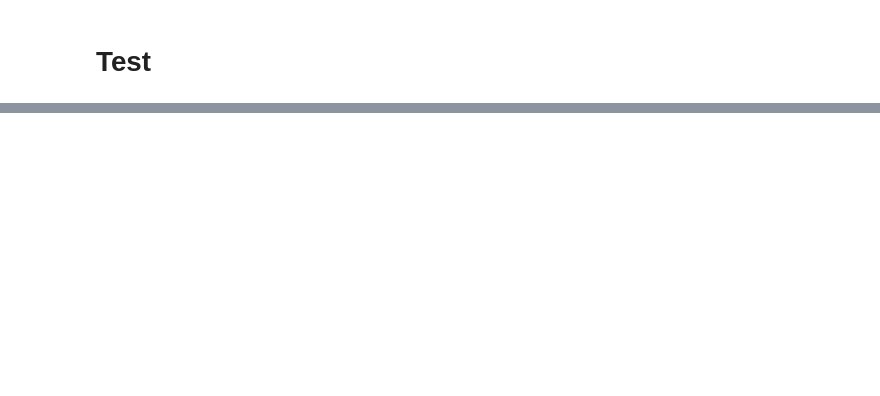
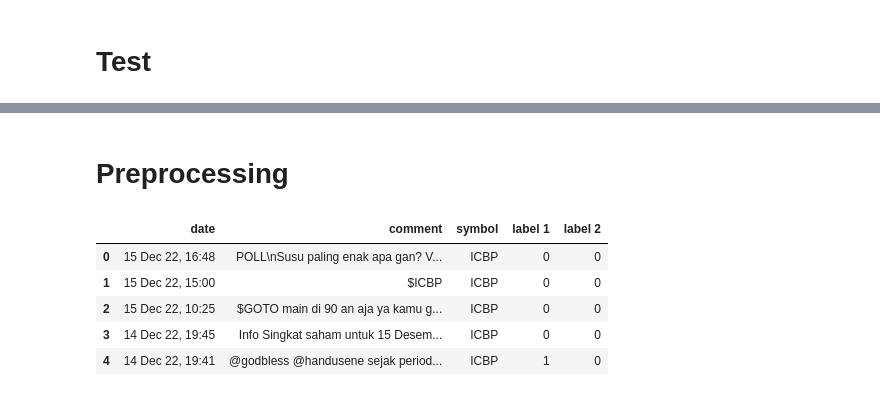
Before and after one commit to H8-Assignments-Bay/p2---final-project-ftds-016-rmt-group-001, a Jupyter notebook: scraping-2/playground/scraping-2.ipynb, the cells around one changed output, grey strips where cells are left out. Saved outputs shown, nothing was run; the diff lists cells and outputs as text; code cells hidden in the pictures; blank space fills up the shorter version.

```diff
--- a/scraping-2/playground/scraping-2.ipynb
+++ b/scraping-2/playground/scraping-2.ipynb
@@ -507,3 +440,16 @@ df_b['label 1'] = df_b['label 1'].astype(int)
 df_b['label 2'] = df_b['label 2'].astype(int)
 # %%
 df_b.to_csv("ICBP_MLBI_labeled.csv", index=False)
+# %% [markdown]
+# Preprocessing
+# %%
+import pandas as pd
+df_c = pd.read_csv("ICBP_MLBI_labeled.csv")
+df_c.head()
+# %% [output]
+|  | date | comment | symbol | label 1 | label 2 |
+| 0 | 15 Dec 22, 16:48 | POLL\nSusu paling enak apa gan? V... | ICBP | 0 | 0 |
+| 1 | 15 Dec 22, 15:00 | $ICBP | ICBP | 0 | 0 |
+| 2 | 15 Dec 22, 10:25 | $GOTO main di 90 an aja ya kamu g... | ICBP | 0 | 0 |
+| 3 | 14 Dec 22, 19:45 | Info Singkat saham untuk 15 Desem... | ICBP | 0 | 0 |
+| 4 | 14 Dec 22, 19:41 | @godbless @handusene sejak period... | ICBP | 1 | 0 |
```
Also changed, not shown: parts of 42 cells of this notebook, 7 other files.
